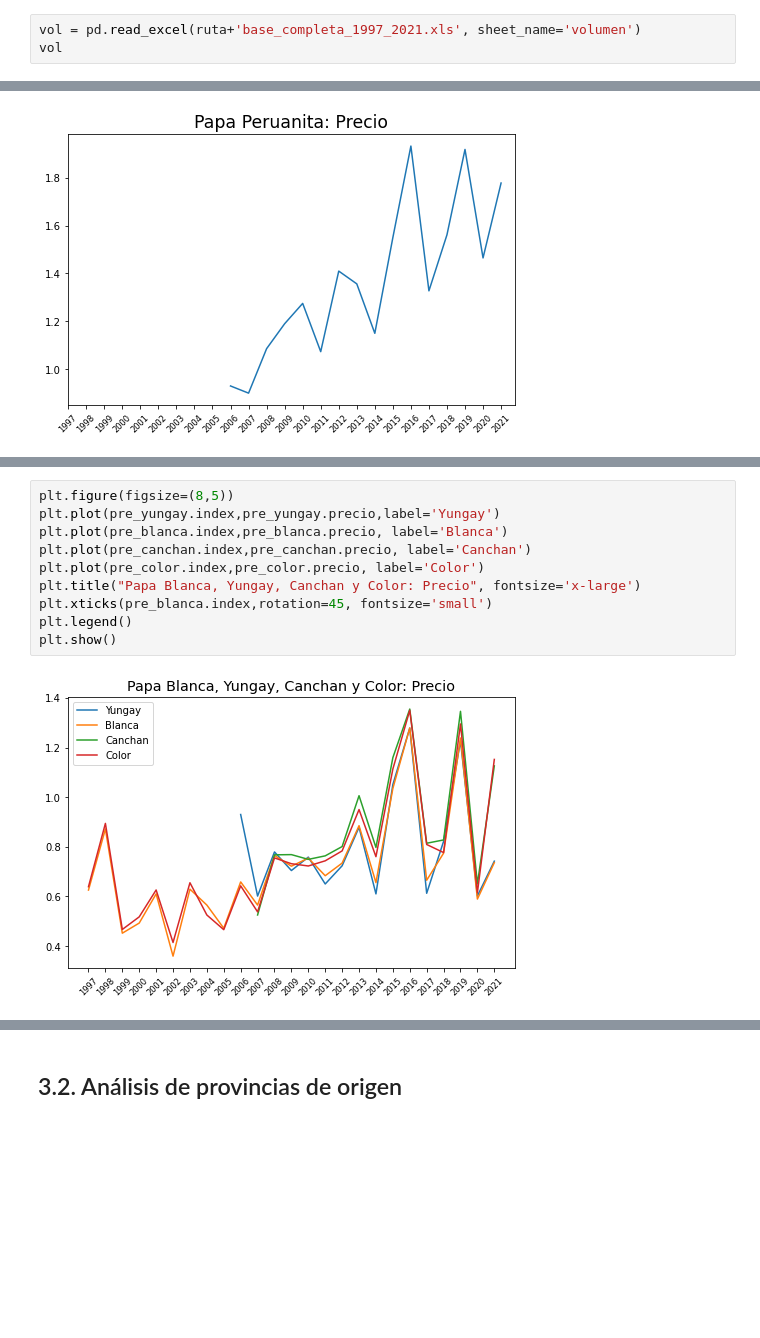
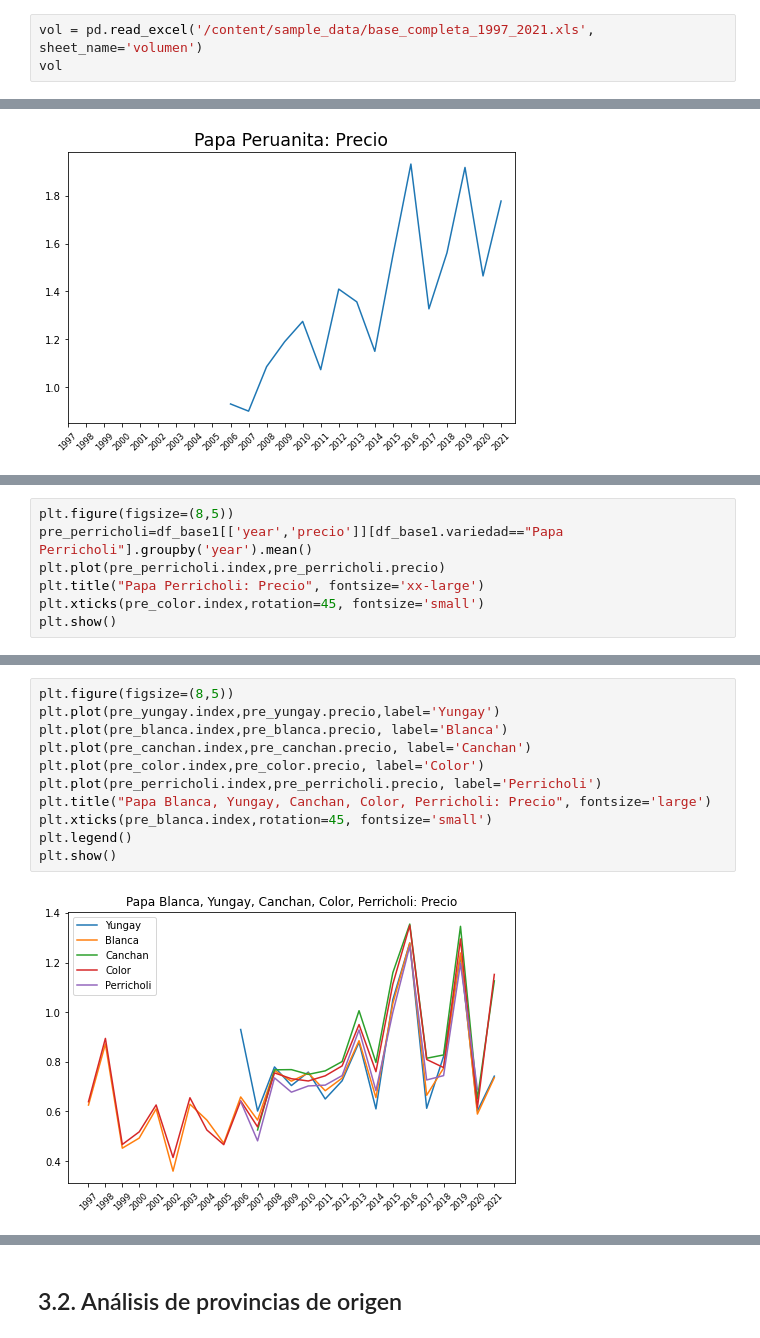
Before and after one commit to eduzegarra/grade_01, a Jupyter notebook: proyecto_papa.ipynb, the cells around one changed output, grey strips where cells are left out. Drawn from its saved outputs; the diff is of its cells as text; blank space fills up the shorter version.

```diff
--- a/proyecto_papa.ipynb
+++ b/proyecto_papa.ipynb
@@ -24,7 +24,7 @@ ruta = 'drive/My Drive/ML/'
 # %% [markdown]
 Leemos primer libro del archivo Excel (volumen) asignado a objeto "vol"
 # %%
-vol = pd.read_excel(ruta+'base_completa_1997_2021.xls', sheet_name='volumen')
+vol = pd.read_excel('/content/sample_data/base_completa_1997_2021.xls', sheet_name='volumen')
 vol
 # %% [output]
 |  | producto | year | Variable | m_1 | m_2 | m_3 | m_4 | m_5 | m_6 | m_7 | m_8 | ... |
@@ -513,0 +530,7 @@ plt.show()
+# %%
+plt.figure(figsize=(8,5))
+pre_perricholi=df_base1[['year','precio']][df_base1.variedad=="Papa Perricholi"].groupby('year').mean()
+plt.plot(pre_perricholi.index,pre_perricholi.precio)
+plt.title("Papa Perricholi: Precio", fontsize='xx-large')
+plt.xticks(pre_color.index,rotation=45, fontsize='small')
+plt.show()
@@ -514,15 +559,16 @@ plt.show()
 # %%
 plt.figure(figsize=(8,5))
 plt.plot(pre_yungay.index,pre_yungay.precio,label='Yungay')
 plt.plot(pre_blanca.index,pre_blanca.precio, label='Blanca')
 plt.plot(pre_canchan.index,pre_canchan.precio, label='Canchan')
 plt.plot(pre_color.index,pre_color.precio, label='Color')
-plt.title("Papa Blanca, Yungay, Canchan y Color: Precio", fontsize='x-large')
+plt.plot(pre_perricholi.index,pre_perricholi.precio, label='Perricholi')
+plt.title("Papa Blanca, Yungay, Canchan, Color, Perricholi: Precio", fontsize='large')
 plt.xticks(pre_blanca.index,rotation=45, fontsize='small')
 plt.legend()
 plt.show()
 # %% [output]
-[figure, old version]
+[figure, new version]
 # %%
 plt.figure(figsize=(8,5))
 plt.plot(pre_huayro.index,pre_huayro.precio, label='Huayro')
```
Also changed, not shown: parts of 27 cells of this notebook.
